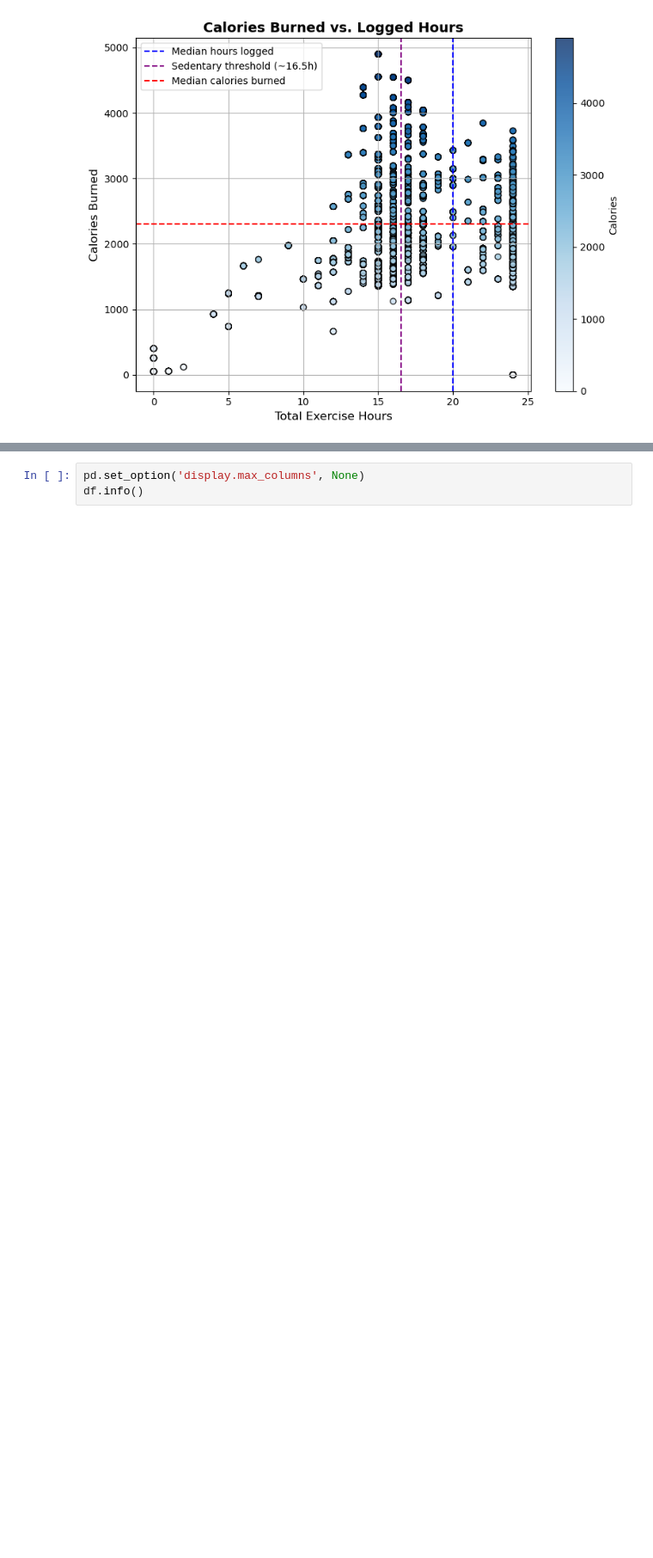
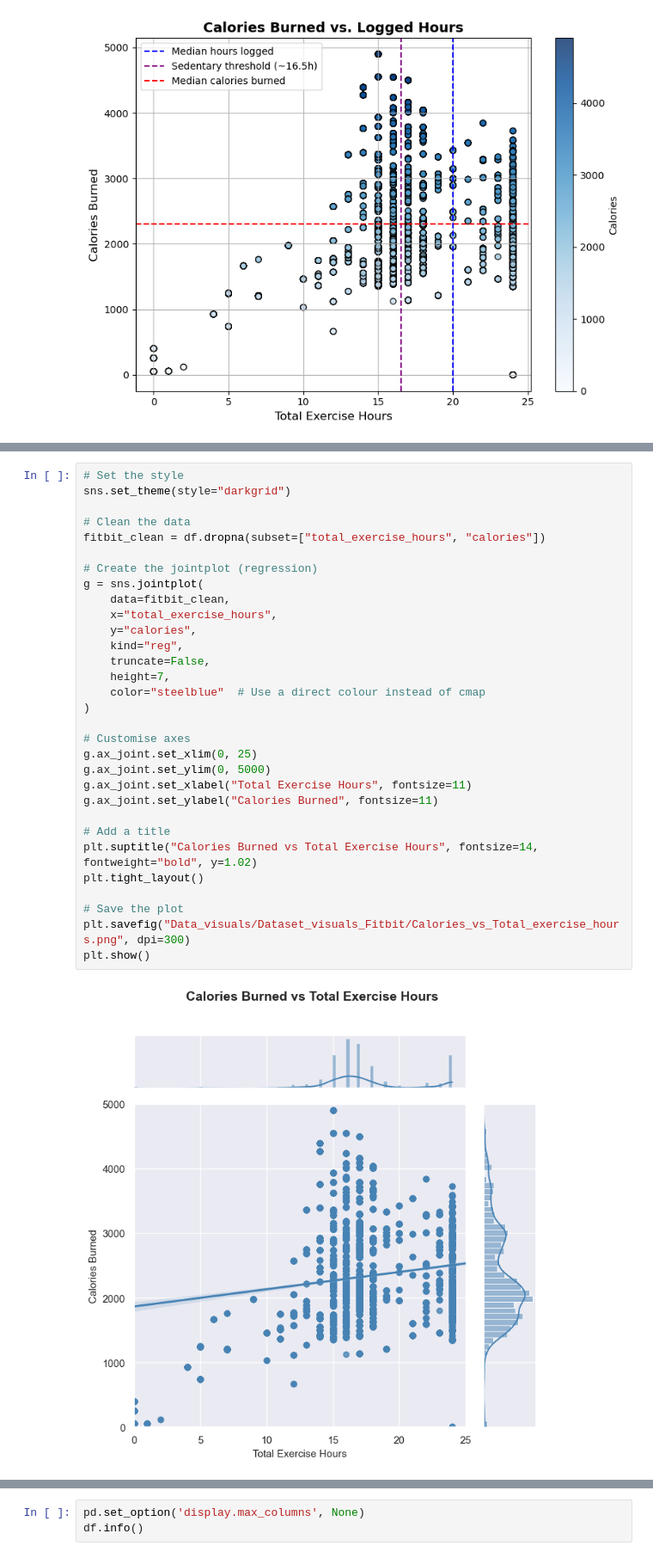
Before and after one commit to SheryllD/Project_SQL_Database, a Jupyter notebook: Data_Wrangling.ipynb, the cells around one changed output, grey strips where cells are left out. Shown at 86% size. Saved outputs shown, nothing was run; the diff lists cells and outputs as text; blank space fills up the shorter version.

```diff
--- a/Data_Wrangling.ipynb
+++ b/Data_Wrangling.ipynb
@@ -685,3 +695,36 @@ plt.show()
+# %%
+# Set the style
+sns.set_theme(style="darkgrid")
+
+# Clean the data
+fitbit_clean = df.dropna(subset=["total_exercise_hours", "calories"])
+
+# Create the jointplot (regression)
+g = sns.jointplot(
+    data=fitbit_clean,
+    x="total_exercise_hours",
+    y="calories",
+    kind="reg",
+    truncate=False,
+    height=7,
+    color="steelblue"  # Use a direct colour instead of cmap
+)
+
+# Customise axes
+g.ax_joint.set_xlim(0, 25)
+g.ax_joint.set_ylim(0, 5000)
+g.ax_joint.set_xlabel("Total Exercise Hours", fontsize=11)
+g.ax_joint.set_ylabel("Calories Burned", fontsize=11)
+
+# Add a title
+plt.suptitle("Calories Burned vs Total Exercise Hours", fontsize=14, fontweight="bold", y=1.02)
+plt.tight_layout()
+
+# Save the plot
+plt.savefig("Data_visuals/Dataset_visuals_Fitbit/Calories_vs_Total_exercise_hours.png", dpi=300)
+plt.show()
+# %% [output]
+[figure, added]
 # %%
 # calculating total of individual minutes column
 # Step 1: Sum minutes across activity levels
```
Also changed, not shown: parts of 1 cell of this notebook, 5 other files.
